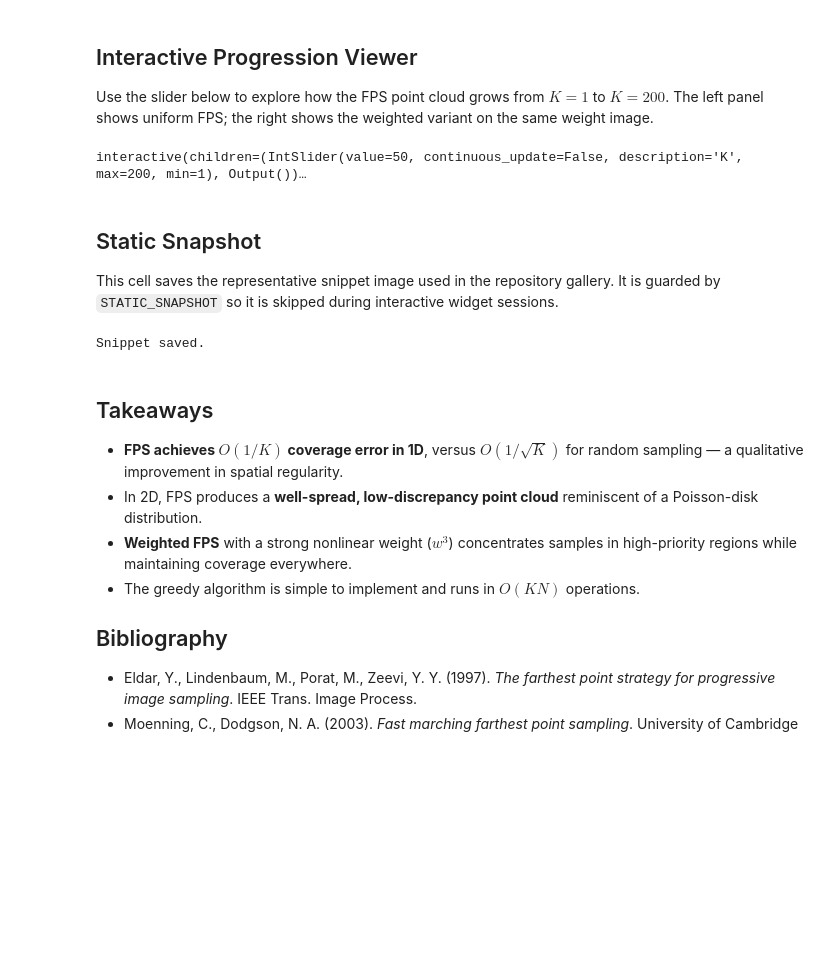
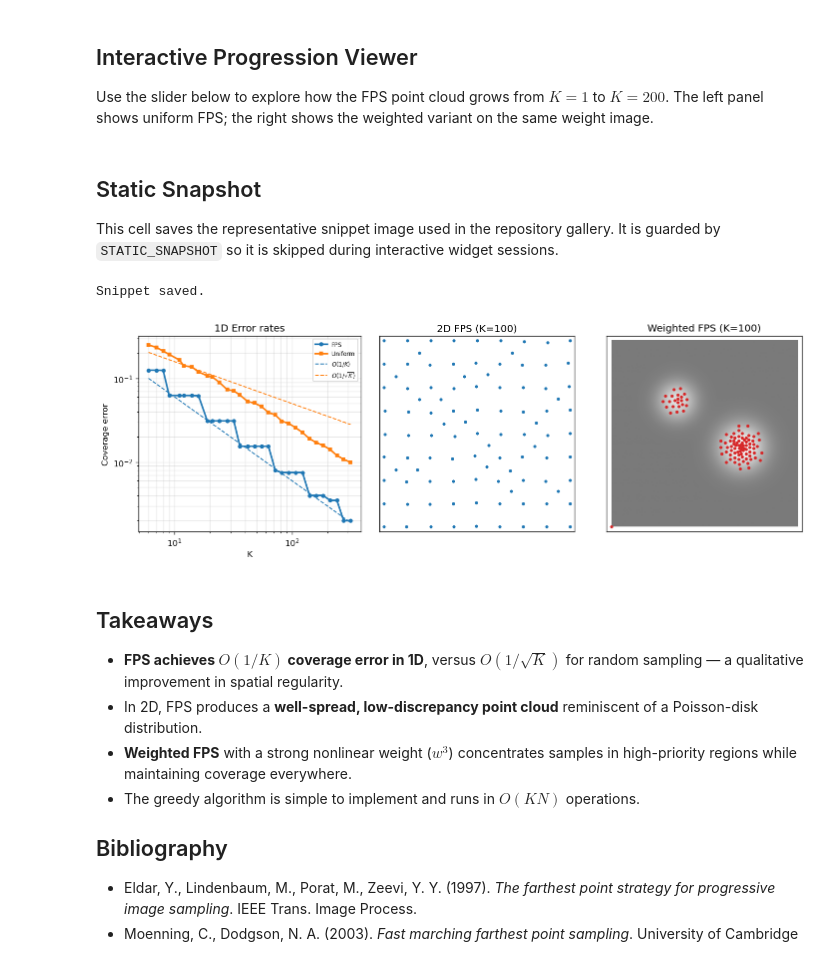
Before and after one commit to gpeyre/mathematical-nexus, a Jupyter notebook: python/farthest-point/farthest-point.ipynb, the cells around one changed output. Drawn from its saved outputs; the diff is of its cells as text; code cells hidden in the pictures; blank space fills up the shorter version.

```diff
--- a/python/farthest-point/farthest-point.ipynb
+++ b/python/farthest-point/farthest-point.ipynb
@@ -21,18 +21,19 @@ This notebook demonstrates: (1) the 1D error-rate comparison, (2) 2D unweighted
 
 Standard scientific-Python imports. We set a fixed random seed for reproducibility and define the output directory for the snippet image.
 # %%
+from IPython import get_ipython
+ip = get_ipython()
+if ip is not None:
+    ip.run_line_magic("matplotlib", "inline")
 from pathlib import Path
 import numpy as np
 import matplotlib.pyplot as plt
 import matplotlib.gridspec as gridspec
 from ipywidgets import interact, IntSlider
-
 plt.rcParams["figure.dpi"] = 120
 rng = np.random.default_rng(42)
-
-OUT = Path("python/farthest-point")
+OUT = Path(".")
 OUT.mkdir(parents=True, exist_ok=True)
-
 # ---------------------------------------------------------------
 # Core FPS routine (works for 1D or 2D point arrays)
 # ---------------------------------------------------------------
@@ -188,76 +182,51 @@ plt.close(fig)
 ## Interactive Progression Viewer
 
 Use the slider below to explore how the FPS point cloud grows from $K=1$ to $K=200$.  The left panel shows uniform FPS; the right shows the weighted variant on the same weight image.
-# %%
-def show_fps(K=50):
-    fig, axes = plt.subplots(1, 2, figsize=(9, 4), constrained_layout=True)
-    # Uniform FPS
-    sel_u = pts2[all_idx[:K]]
-    axes[0].scatter(sel_u[:, 0], sel_u[:, 1], s=14, c="tab:blue", linewidths=0)
-    axes[0].set_xlim(-1.05, 1.05); axes[0].set_ylim(-1.05, 1.05)
-    axes[0].set_aspect("equal")
-    axes[0].set_title(f"Uniform FPS  K={K}")
-    axes[0].set_xticks([]); axes[0].set_yticks([])
-    # Weighted FPS
-    sel_w = pts2[all_idx_w[:K]]
-    axes[1].imshow(img, origin="lower", extent=[-1, 1, -1, 1], cmap="gray", vmin=0, vmax=1, alpha=0.5)
-    axes[1].scatter(sel_w[:, 0], sel_w[:, 1], s=14, c="tab:red", linewidths=0)
-    axes[1].set_xlim(-1.05, 1.05); axes[1].set_ylim(-1.05, 1.05)
-    axes[1].set_aspect("equal")
-    axes[1].set_title(f"Weighted FPS  K={K}")
-    axes[1].set_xticks([]); axes[1].set_yticks([])
-    plt.show()
-
-interact(show_fps, K=IntSlider(min=1, max=200, step=1, value=50,
-                                description="K", continuous_update=False));
-# %% [output]
-interactive(children=(IntSlider(value=50, continuous_update=False, description='K', max=200, min=1), Output())…
 # %% [markdown]
 ## Static Snapshot
 
 This cell saves the representative snippet image used in the repository gallery.  It is guarded by `STATIC_SNAPSHOT` so it is skipped during interactive widget sessions.
 # %%
 STATIC_SNAPSHOT = True
-
 if STATIC_SNAPSHOT:
     fig, axes = plt.subplots(1, 3, figsize=(12, 4), constrained_layout=True)
-
     # Panel 1: 1D error comparison
     ax = axes[0]
     ax.loglog(Ks, fps_err, "o-", color="tab:blue", lw=2, ms=4, label="FPS")
     ax.loglog(Ks, uni_err_mean, "s-", color="tab:orange", lw=2, ms=4, label="Uniform")
     ax.loglog(Ks, ref1K, "--", color="tab:blue", lw=1.2, label=r"$O(1/K)$")
     ax.loglog(Ks, ref1sqrtK, "--", color="tab:orange", lw=1.2, label=r"$O(1/\sqrt{K})$")
     ax.set_xlabel("K")
     ax.set_ylabel("Coverage error")
     ax.set_title("1D Error rates")
     ax.legend(fontsize=7)
     ax.grid(True, which="both", alpha=0.3)
-
     # Panel 2: 2D uniform FPS at K=100
     ax = axes[1]
     sel_u = pts2[all_idx[:100]]
     ax.scatter(sel_u[:, 0], sel_u[:, 1], s=14, c="tab:blue", linewidths=0)
     ax.set_xlim(-1.05, 1.05); ax.set_ylim(-1.05, 1.05)
     ax.set_aspect("equal")
     ax.set_title("2D FPS (K=100)")
     ax.set_xticks([]); ax.set_yticks([])
-
     # Panel 3: 2D weighted FPS at K=100
     ax = axes[2]
     sel_w = pts2[all_idx_w[:100]]
     ax.imshow(img, origin="lower", extent=[-1, 1, -1, 1], cmap="gray", vmin=0, vmax=1, alpha=0.55)
     ax.scatter(sel_w[:, 0], sel_w[:, 1], s=14, c="tab:red", linewidths=0)
     ax.set_xlim(-1.05, 1.05); ax.set_ylim(-1.05, 1.05)
     ax.set_aspect("equal")
     ax.set_title("Weighted FPS (K=100)")
     ax.set_xticks([]); ax.set_yticks([])
-
     fig.savefig(OUT / "snippet.png", bbox_inches="tight")
     plt.close(fig)
     print("Snippet saved.")
+plt.show()
+from IPython.display import Image, display
+display(Image(filename=str(OUT / "snippet.png")))
 # %% [output]
 Snippet saved.
+[figure, added]
 # %% [markdown]
 ## Takeaways
 
```
Also changed, not shown: parts of 3 cells of this notebook, 5 other files.
